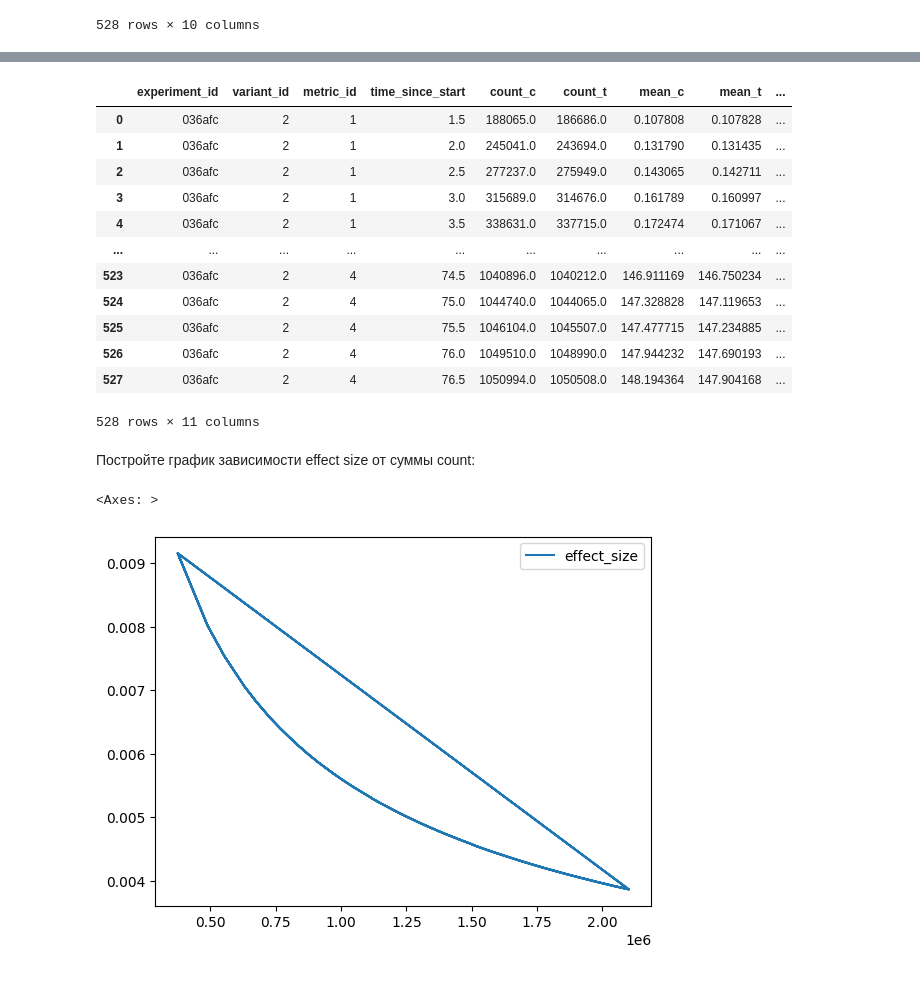
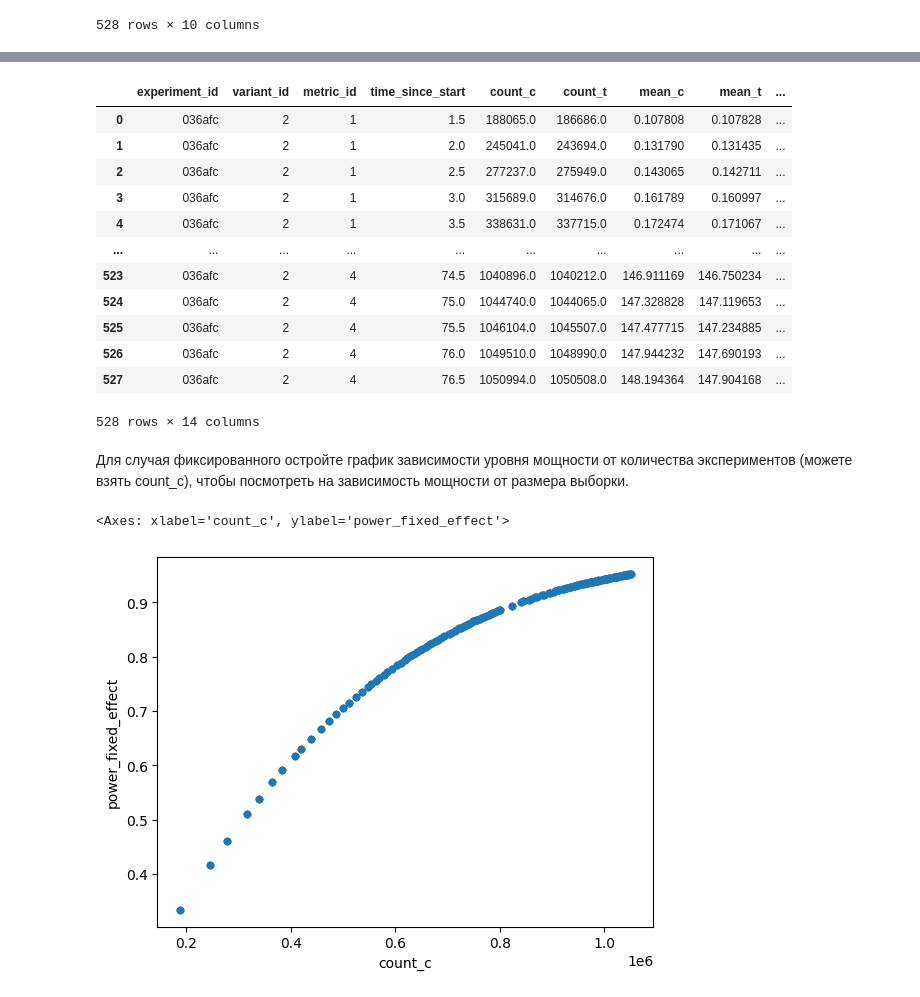
Before and after one commit to AlexJackalope/A-B-testing, a Jupyter notebook: 1-Simple-AB-testing/homework-solved.ipynb, the cells around one changed output, grey strips where cells are left out. Cells and saved outputs as stored; diff of their text form; code cells hidden in the pictures.

```diff
--- a/1-Simple-AB-testing/homework-solved.ipynb
+++ b/1-Simple-AB-testing/homework-solved.ipynb
@@ -86,3 +61,0 @@ $H_1:$ Существует значительная разница между
-# %%
-power = 0.8
-alpha = 0.05
@@ -196,13 +120,19 @@ data
 from statsmodels.stats import power
 
 alpha = 0.05
-beta = 0.8
+effect_size = 0.005
 ### ╰( ͡° ͜ʖ ͡° )つ──☆*:・ﾟ
-data['effect_size'] = data.apply(lambda x: power.TTestIndPower().solve_power(power=beta,
-                                                                             alpha=alpha,
-                                                                             nobs1=x.count_c,
-                                                                             ratio=x.count_t / x.count_c,
-                                                                             alternative='two-sided'), axis=1)
+data['power_fixed_effect'] = data.apply(lambda x: power.TTestIndPower().solve_power(effect_size=effect_size,
+                                                                                    alpha=alpha,
+                                                                                    nobs1=x.count_c,
+                                                                                    ratio=x.count_t / x.count_c,
+                                                                                    alternative='two-sided'), axis=1)
+data['effect'] = data['mean_t'] - data['mean_c']
+data['power_calc_effect'] = data.apply(lambda x: power.TTestIndPower().solve_power(effect_size=x.effect,
+                                                                                   alpha=alpha,
+                                                                                   nobs1=x.count_c,
+                                                                                   ratio=x.count_t / x.count_c,
+                                                                                   alternative='two-sided'), axis=1)
 data
 # %% [output]
 |  | experiment_id | variant_id | metric_id | time_since_start | count_c | count_t | mean_c | mean_t | ... |
@@ -217,12 +147,12 @@ data
 | 525 | 036afc | 2 | 4 | 75.5 | 1046104.0 | 1045507.0 | 147.477715 | 147.234885 | ... |
 | 526 | 036afc | 2 | 4 | 76.0 | 1049510.0 | 1048990.0 | 147.944232 | 147.690193 | ... |
 | 527 | 036afc | 2 | 4 | 76.5 | 1050994.0 | 1050508.0 | 148.194364 | 147.904168 | ... |
-528 rows × 11 columns
+528 rows × 14 columns
-# %% [markdown]
-Постройте график зависимости effect size от суммы count:
-# %%
-### ╰( ͡° ͜ʖ ͡° )つ──☆*:・ﾟ
-pd.DataFrame({'effect_size': np.array(data.effect_size)}, index = data.count_c + data.count_t).plot()
-# %% [output]
-<Axes: >
-[figure, removed]
+# %% [markdown]
+Для случая фиксированного остройте график зависимости уровня мощности от количества экспериментов (можете взять count_c), чтобы посмотреть на зависимость мощности от размера выборки.
+# %%
+### ╰( ͡° ͜ʖ ͡° )つ──☆*:・ﾟ
+data.plot(kind='scatter', x='count_c', y='power_fixed_effect')
+# %% [output]
+<Axes: xlabel='count_c', ylabel='power_fixed_effect'>
+[figure, added]
```
Also changed, not shown: parts of 16 cells of this notebook, 2 other files.
